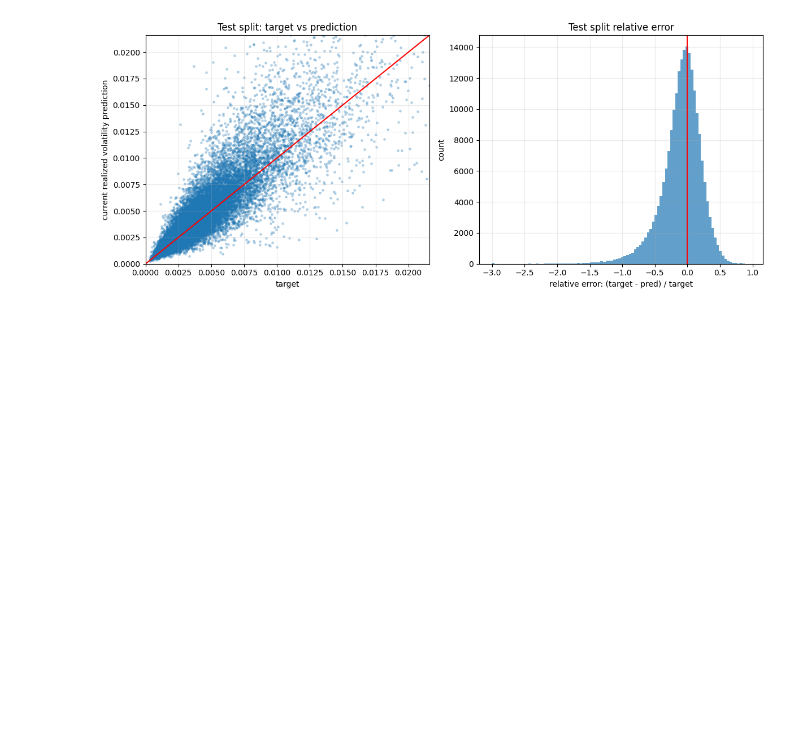
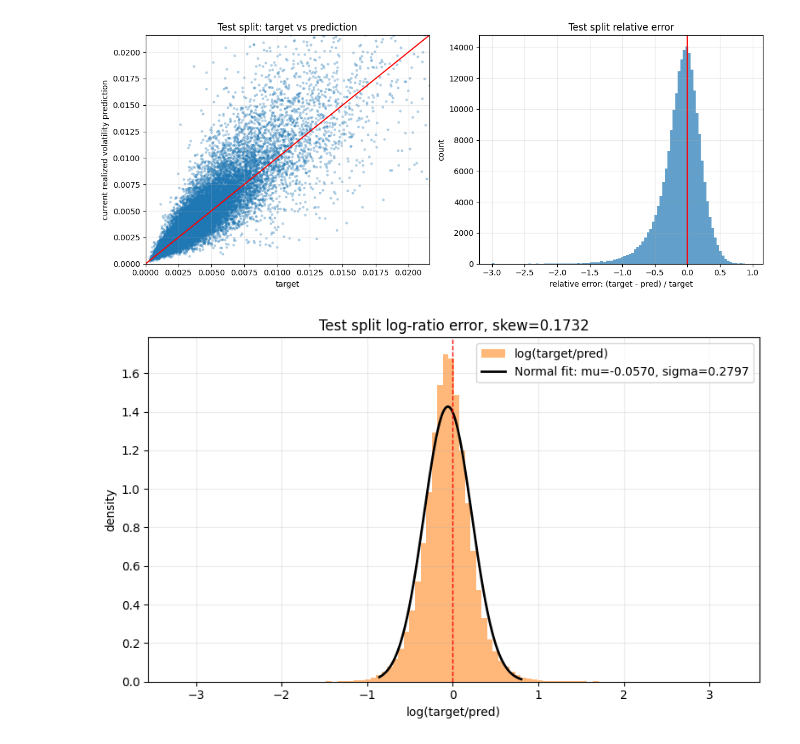
Before and after one commit to RezaCodz/Volatility-Forecast-and-Inference, a Jupyter notebook: notebooks/optiver_volatility/01_data_exploration.ipynb, the cells around one changed output. Cells and saved outputs as stored; diff of their text form; code cells hidden in the pictures; blank space fills up the shorter version.

```diff
--- a/notebooks/optiver_volatility/01_data_exploration.ipynb
+++ b/notebooks/optiver_volatility/01_data_exploration.ipynb
@@ -309,3 +309,23 @@ plt.show()
 | 0 | train_split | 214465 | 0.622455 | 0.338185 |
 | 1 | test_split | 214467 | 0.634029 | 0.344495 |
 [figure]
+# %%
+from scipy.stats import norm
+
+log_ratio = np.log(test_eval["target"] / test_eval["pred"])
+mu, sigma = norm.fit(log_ratio)
+x = np.linspace(log_ratio.quantile(0.005), log_ratio.quantile(0.995), 1000)
+
+fig, ax = plt.subplots(figsize=(8, 5))
+ax.hist(log_ratio, bins=100, density=True, alpha=0.55, color="tab:orange", label="log(target/pred)")
+ax.plot(x, norm.pdf(x, mu, sigma), color="black", linewidth=2, label=f"Normal fit: mu={mu:.4f}, sigma={sigma:.4f}")
+ax.axvline(0, color="red", linewidth=1.0, linestyle="--")
+ax.set_xlabel("log(target/pred)")
+ax.set_ylabel("density")
+ax.set_title(f"Test split log-ratio error, skew={log_ratio.skew():.4f}")
+ax.legend()
+ax.grid(True, alpha=0.25)
+plt.tight_layout()
+plt.show()
+# %% [output]
+[figure, added]
```
Also changed, not shown: parts of 3 cells of this notebook.
